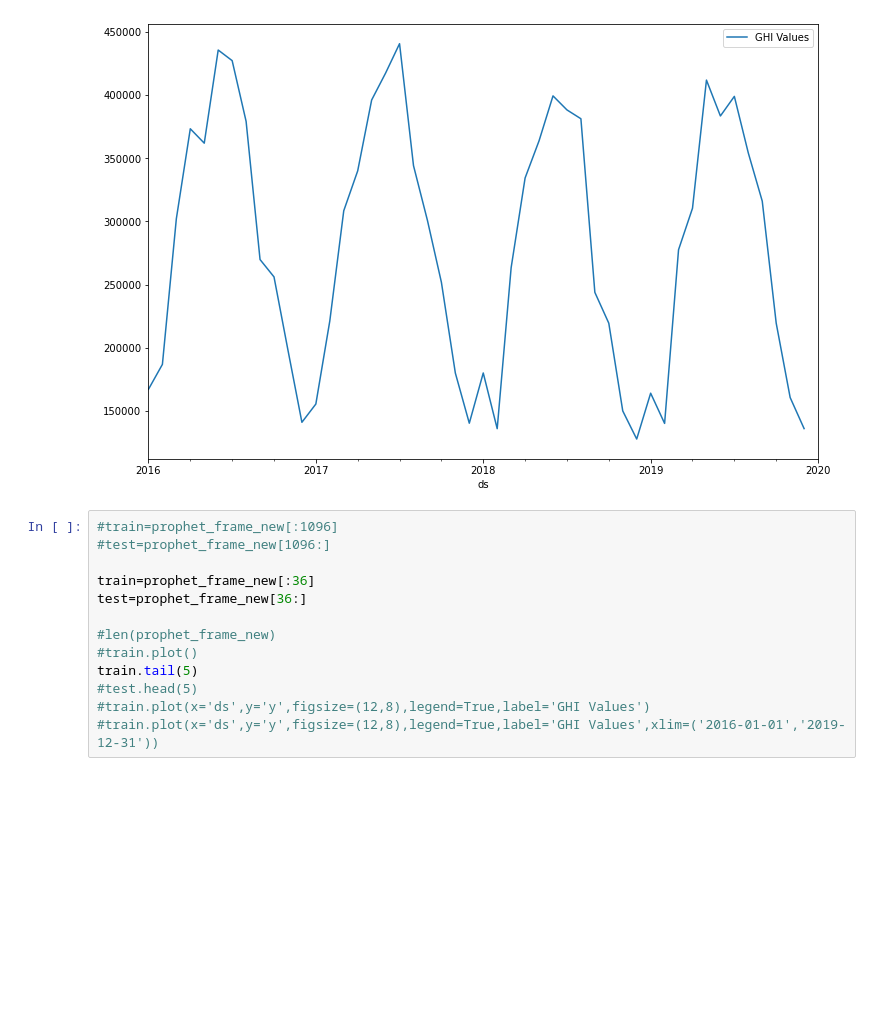
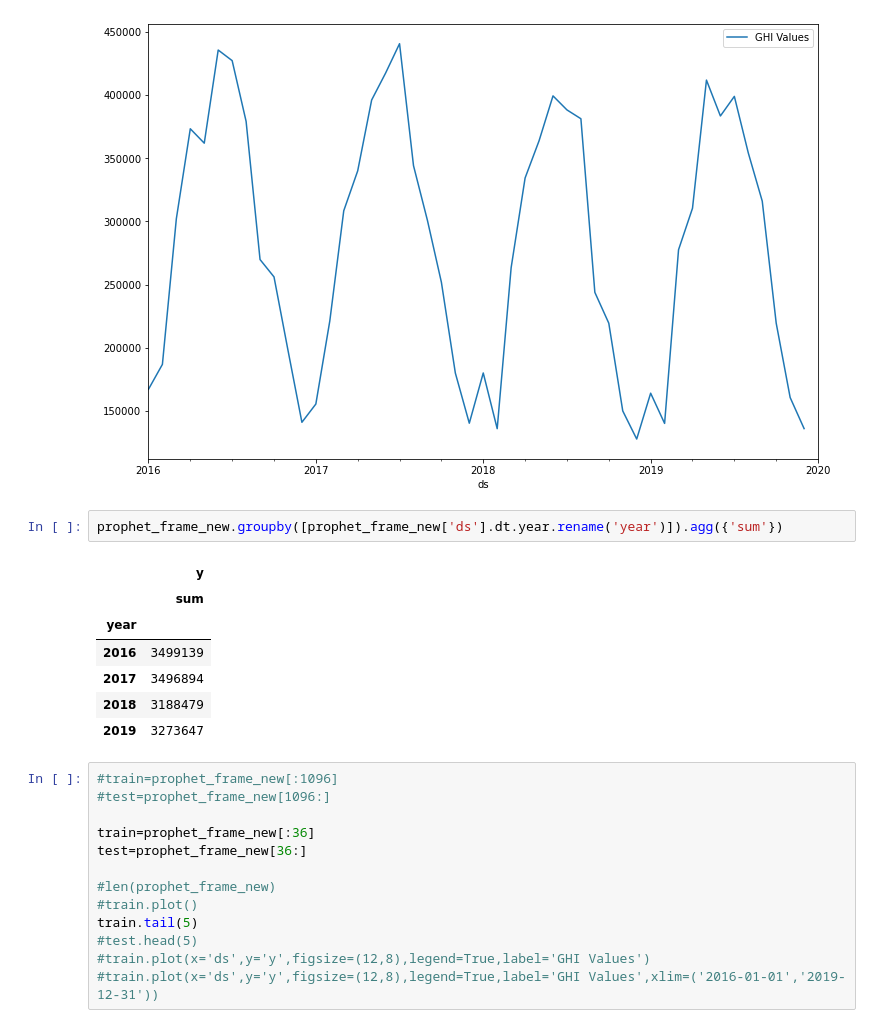
Before and after one commit to antnat96/solar-irradiance-predictor, a Jupyter notebook: Multi_year_API_Monthly_FCST.ipynb, the cells around one changed output. Drawn from its saved outputs; the diff is of its cells as text; blank space fills up the shorter version.

```diff
--- a/Multi_year_API_Monthly_FCST.ipynb
+++ b/Multi_year_API_Monthly_FCST.ipynb
@@ -145,6 +145,16 @@ prophet_frame_new.plot(x='ds',y='y',figsize=(12,8),legend=True,label='GHI Values
 # %% [output]
 <AxesSubplot:xlabel='ds'>
 [figure]
+# %%
+prophet_frame_new.groupby([prophet_frame_new['ds'].dt.year.rename('year')]).agg({'sum'})
+# %% [output]
+|  | y |
+|  | sum |
+| year |  |
+| 2016 | 3499139 |
+| 2017 | 3496894 |
+| 2018 | 3188479 |
+| 2019 | 3273647 |
 # %%
 #train=prophet_frame_new[:1096]
 #test=prophet_frame_new[1096:]
```
Also changed, not shown: parts of 9 cells of this notebook, 5 other files.
